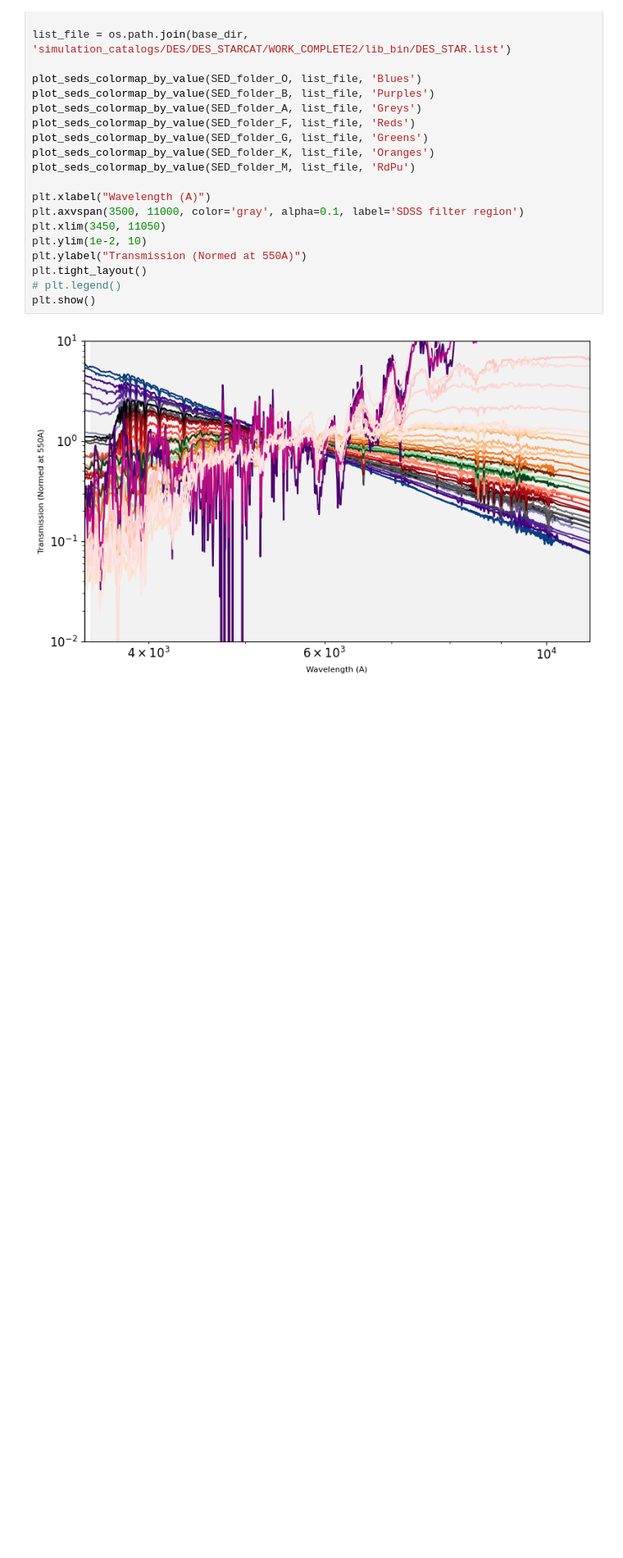
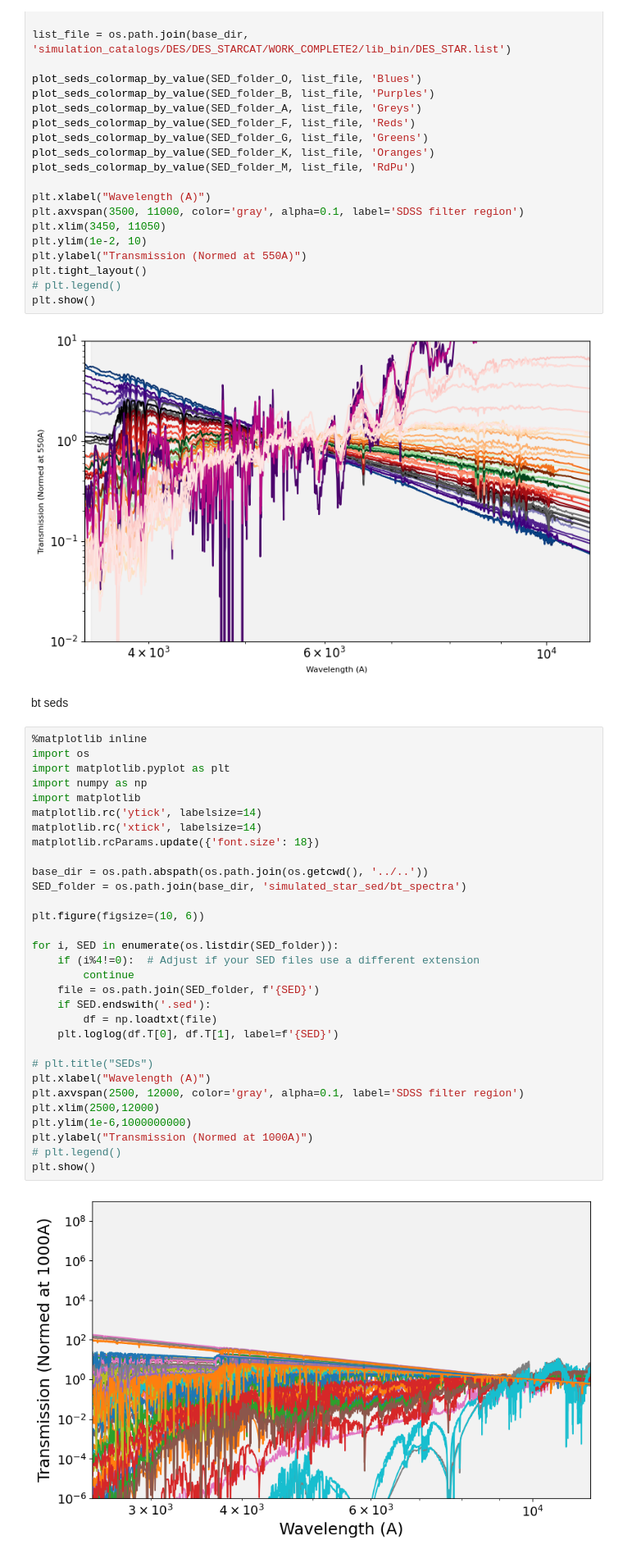
Before and after one commit to lephare-photoz/lephare, a Jupyter notebook: training_stats/notebooks/plot_SEDs.ipynb, the cells around one changed output. Shown at 82% size. Cells and saved outputs as stored; diff of their text form; blank space fills up the shorter version.

```diff
--- a/training_stats/notebooks/plot_SEDs.ipynb
+++ b/training_stats/notebooks/plot_SEDs.ipynb
@@ -316,3 +316,38 @@ plt.tight_layout()
 plt.show()
 # %% [output]
 [figure]
+# %% [markdown]
+bt seds
+# %%
+%matplotlib inline
+import os
+import matplotlib.pyplot as plt
+import numpy as np
+import matplotlib
+matplotlib.rc('ytick', labelsize=14)
+matplotlib.rc('xtick', labelsize=14)
+matplotlib.rcParams.update({'font.size': 18})
+
+base_dir = os.path.abspath(os.path.join(os.getcwd(), '../..'))
+SED_folder = os.path.join(base_dir, 'simulated_star_sed/bt_spectra')
+
+plt.figure(figsize=(10, 6))
+
+for i, SED in enumerate(os.listdir(SED_folder)):
+    if (i%4!=0):  # Adjust if your SED files use a different extension
+        continue
+    file = os.path.join(SED_folder, f'{SED}')
+    if SED.endswith('.sed'):
+        df = np.loadtxt(file)
+    plt.loglog(df.T[0], df.T[1], label=f'{SED}')
+
+# plt.title("SEDs")
+plt.xlabel("Wavelength (A)")
+plt.axvspan(2500, 12000, color='gray', alpha=0.1, label='SDSS filter region')
+plt.xlim(2500,12000)
+plt.ylim(1e-6,1000000000)
+plt.ylabel("Transmission (Normed at 1000A)")
+# plt.legend()
+plt.show()
+# %% [output]
+[figure, added]
```
Also changed, not shown: 4 other files.
